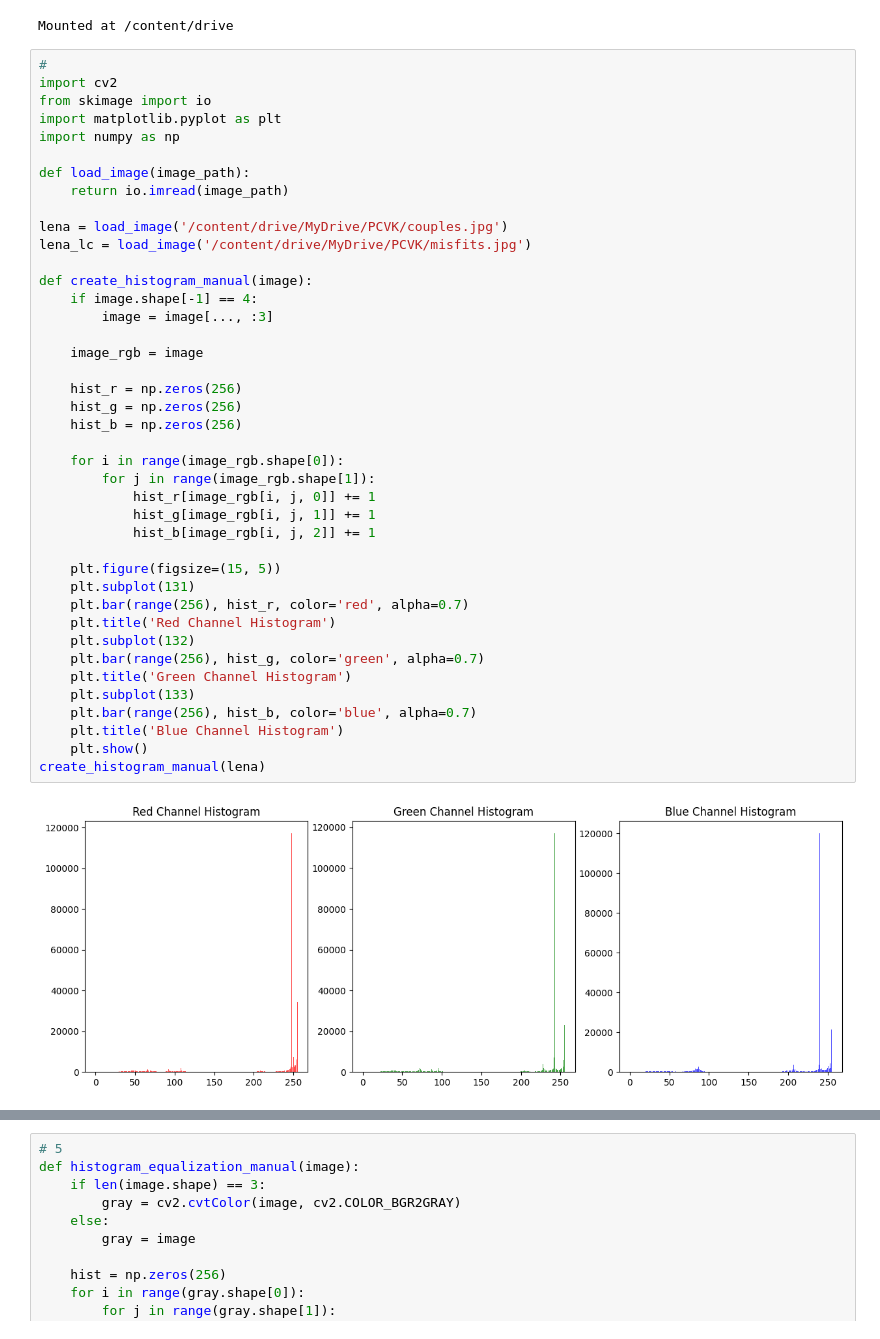
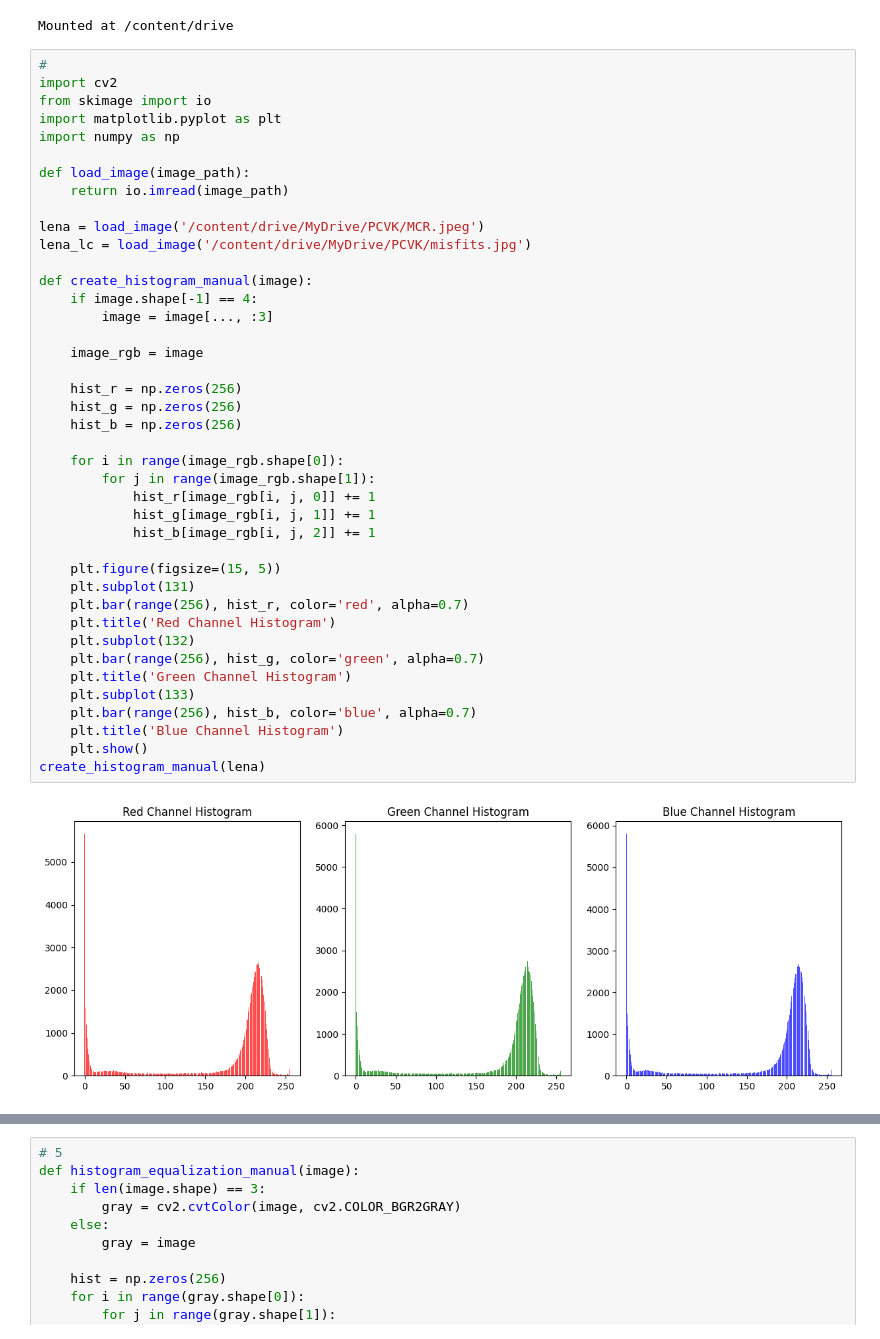
Before and after one commit to BimaWisnuhani/PCVK_Matrikulasi_2024, a Jupyter notebook: Modul6.ipynb, the cells around one changed output, grey strips where cells are left out. Saved outputs shown, nothing was run; the diff lists cells and outputs as text.

```diff
--- a/Modul6.ipynb
+++ b/Modul6.ipynb
@@ -17,39 +17,39 @@ import numpy as np
 def load_image(image_path):
     return io.imread(image_path)
 
-lena = load_image('/content/drive/MyDrive/PCVK/couples.jpg')
+lena = load_image('/content/drive/MyDrive/PCVK/MCR.jpeg')
 lena_lc = load_image('/content/drive/MyDrive/PCVK/misfits.jpg')
 
 def create_histogram_manual(image):
     if image.shape[-1] == 4:
         image = image[..., :3]
 
     image_rgb = image
 
     hist_r = np.zeros(256)
     hist_g = np.zeros(256)
     hist_b = np.zeros(256)
 
     for i in range(image_rgb.shape[0]):
         for j in range(image_rgb.shape[1]):
             hist_r[image_rgb[i, j, 0]] += 1
             hist_g[image_rgb[i, j, 1]] += 1
             hist_b[image_rgb[i, j, 2]] += 1
 
     plt.figure(figsize=(15, 5))
     plt.subplot(131)
     plt.bar(range(256), hist_r, color='red', alpha=0.7)
     plt.title('Red Channel Histogram')
     plt.subplot(132)
     plt.bar(range(256), hist_g, color='green', alpha=0.7)
     plt.title('Green Channel Histogram')
     plt.subplot(133)
     plt.bar(range(256), hist_b, color='blue', alpha=0.7)
     plt.title('Blue Channel Histogram')
     plt.show()
 create_histogram_manual(lena)
 # %% [output]
-[figure, old version]
+[figure, new version]
 # %%
 # 4
 def create_histogram_numpy(image):
```
Also changed, not shown: parts of 3 cells of this notebook.
